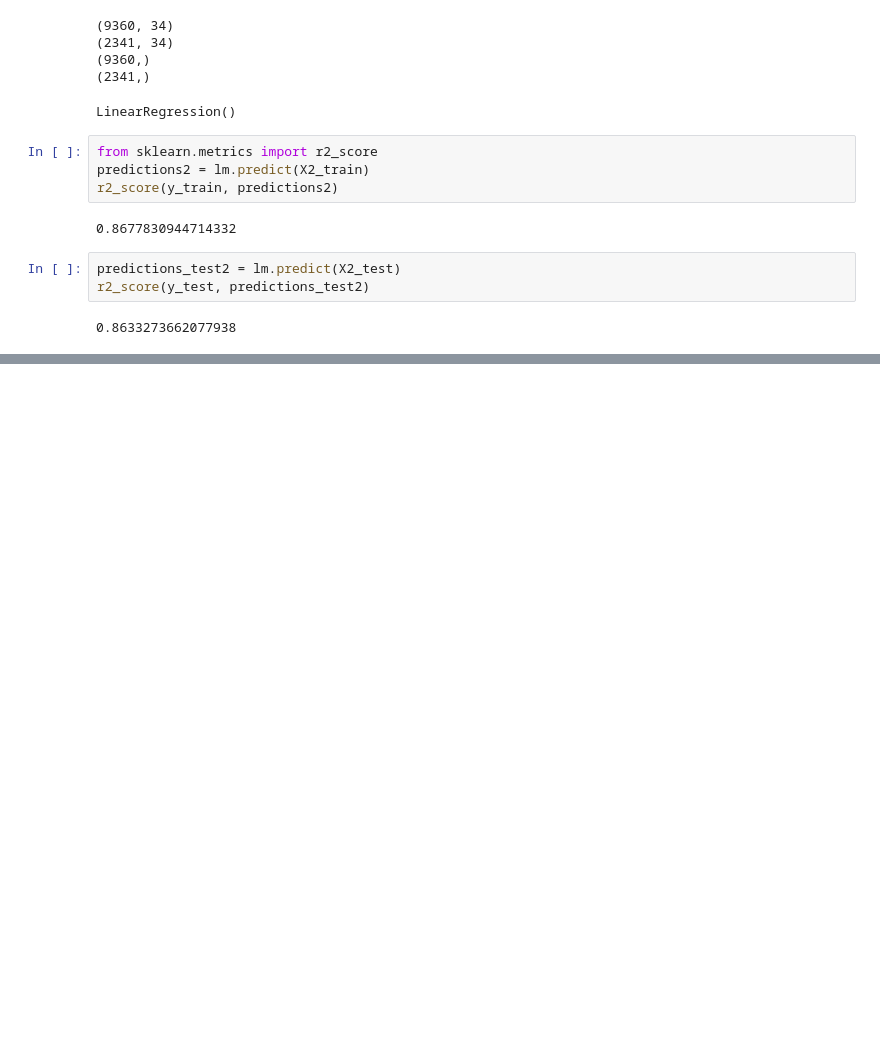
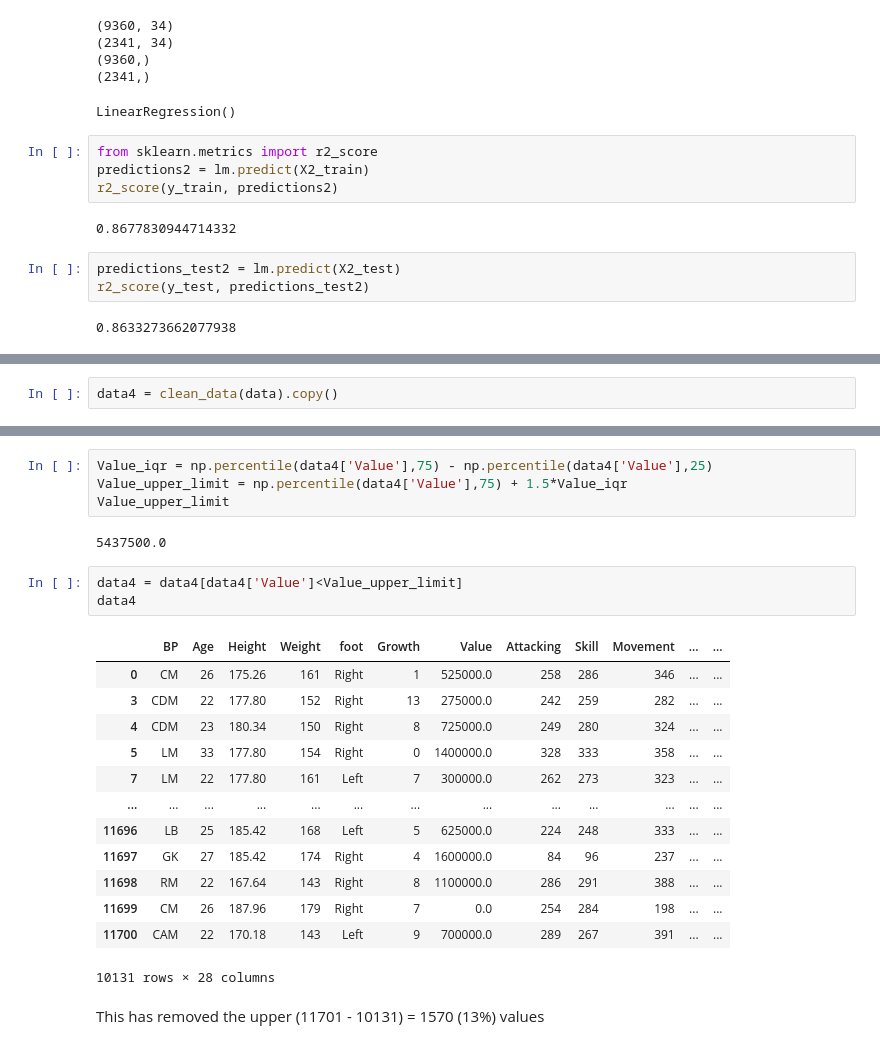
Before and after one commit to AGordon777/Fifa21, a Jupyter notebook: 2.01 FIFA 21 PROJECT.ipynb, the cells around one changed output, grey strips where cells are left out. Drawn from its saved outputs; the diff is of its cells as text; blank space fills up the shorter version.

```diff
--- a/2.01 FIFA 21 PROJECT.ipynb
+++ b/2.01 FIFA 21 PROJECT.ipynb
@@ -540,0 +697,2 @@ r2_score(y_test, predictions_test2)
+# %%
+data4 = clean_data(data).copy()
@@ -540,0 +737,25 @@ r2_score(y_test, predictions_test2)
+# %%
+Value_iqr = np.percentile(data4['Value'],75) - np.percentile(data4['Value'],25)
+Value_upper_limit = np.percentile(data4['Value'],75) + 1.5*Value_iqr
+Value_upper_limit
+# %% [output]
+5437500.0
+# %%
+data4 = data4[data4['Value']<Value_upper_limit]
+data4
+# %% [output]
+|  | BP | Age | Height | Weight | foot | Growth | Value | Attacking | Skill | Movement | ... | ... |
+| 0 | CM | 26 | 175.26 | 161 | Right | 1 | 525000.0 | 258 | 286 | 346 | ... | ... |
+| 3 | CDM | 22 | 177.80 | 152 | Right | 13 | 275000.0 | 242 | 259 | 282 | ... | ... |
+| 4 | CDM | 23 | 180.34 | 150 | Right | 8 | 725000.0 | 249 | 280 | 324 | ... | ... |
+| 5 | LM | 33 | 177.80 | 154 | Right | 0 | 1400000.0 | 328 | 333 | 358 | ... | ... |
+| 7 | LM | 22 | 177.80 | 161 | Left | 7 | 300000.0 | 262 | 273 | 323 | ... | ... |
+| ... | ... | ... | ... | ... | ... | ... | ... | ... | ... | ... | ... | ... |
+| 11696 | LB | 25 | 185.42 | 168 | Left | 5 | 625000.0 | 224 | 248 | 333 | ... | ... |
+| 11697 | GK | 27 | 185.42 | 174 | Right | 4 | 1600000.0 | 84 | 96 | 237 | ... | ... |
+| 11698 | RM | 22 | 167.64 | 143 | Right | 8 | 1100000.0 | 286 | 291 | 388 | ... | ... |
+| 11699 | CM | 26 | 187.96 | 179 | Right | 7 | 0.0 | 254 | 284 | 198 | ... | ... |
+| 11700 | CAM | 22 | 170.18 | 143 | Left | 9 | 700000.0 | 289 | 267 | 391 | ... | ... |
+10131 rows × 28 columns
+# %% [markdown]
+This has removed the upper (11701 - 10131) = 1570 (13%) values
```
Also changed, not shown: parts of 31 cells of this notebook, 4 other files.
